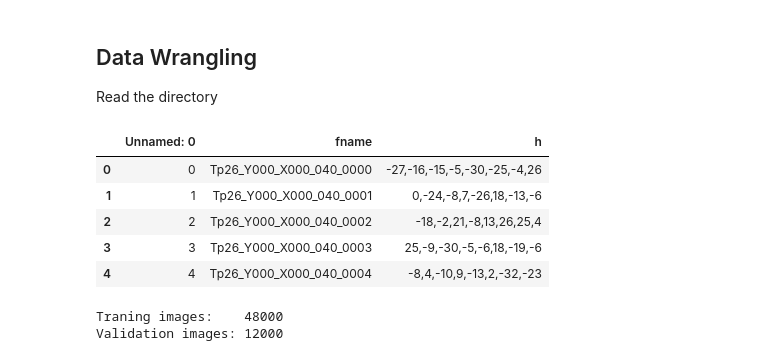
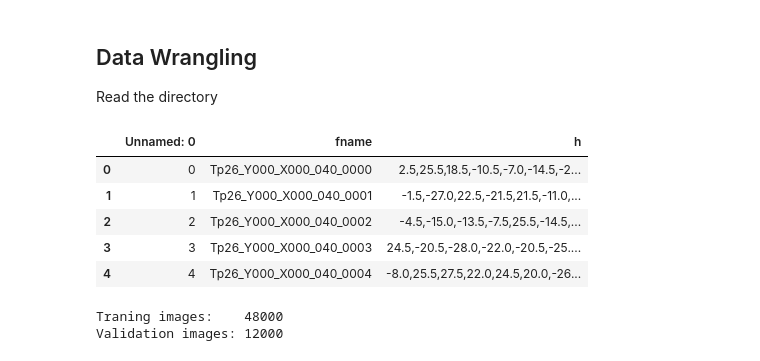
Before and after one commit to tristaaan/stitch-eval, a Jupyter notebook: notebooks/HomograpyNet.ipynb, the cells around one changed output. Cells and saved outputs as stored; diff of their text form; code cells hidden in the pictures.

```diff
--- a/notebooks/HomograpyNet.ipynb
+++ b/notebooks/HomograpyNet.ipynb
@@ -38,26 +38,26 @@ Read the directory
 # %%
 from os import path
 
 train_split = 0.8
 valid_split = 0.2
 
 def load_img_paths(target):
     '''
     Retrieve the full path of all images in the dataset
     '''
     return glob.glob(target + '/*.tif')
 
 data_dir = r'../data'
-original_data_dir = path.join(data_dir, 'hnet_training')
+original_data_dir = path.join(data_dir, 'hnet_training_112')
 all_files = pd.read_csv(path.join(original_data_dir, 'homographies.tsv'), sep='\t')
 all_files.head()
 # %% [output]
 |  | Unnamed: 0 | fname | h |
-| 0 | 0 | Tp26_Y000_X000_040_0000 | -27,-16,-15,-5,-30,-25,-4,26 |
-| 1 | 1 | Tp26_Y000_X000_040_0001 | 0,-24,-8,7,-26,18,-13,-6 |
-| 2 | 2 | Tp26_Y000_X000_040_0002 | -18,-2,21,-8,13,26,25,4 |
-| 3 | 3 | Tp26_Y000_X000_040_0003 | 25,-9,-30,-5,-6,18,-19,-6 |
-| 4 | 4 | Tp26_Y000_X000_040_0004 | -8,4,-10,9,-13,2,-32,-23 |
+| 0 | 0 | Tp26_Y000_X000_040_0000 | 2.5,25.5,18.5,-10.5,-7.0,-14.5,-2... |
+| 1 | 1 | Tp26_Y000_X000_040_0001 | -1.5,-27.0,22.5,-21.5,21.5,-11.0,... |
+| 2 | 2 | Tp26_Y000_X000_040_0002 | -4.5,-15.0,-13.5,-7.5,25.5,-14.5,... |
+| 3 | 3 | Tp26_Y000_X000_040_0003 | 24.5,-20.5,-28.0,-22.0,-20.5,-25.... |
+| 4 | 4 | Tp26_Y000_X000_040_0004 | -8.0,25.5,27.5,22.0,24.5,20.0,-26... |
 # %%
 all_files = all_files.sample(frac=1, random_state=123) # shuffle with seed 123 for reproducability
 train_paths = []
```
Also changed, not shown: parts of 9 cells of this notebook, 1 other file.
